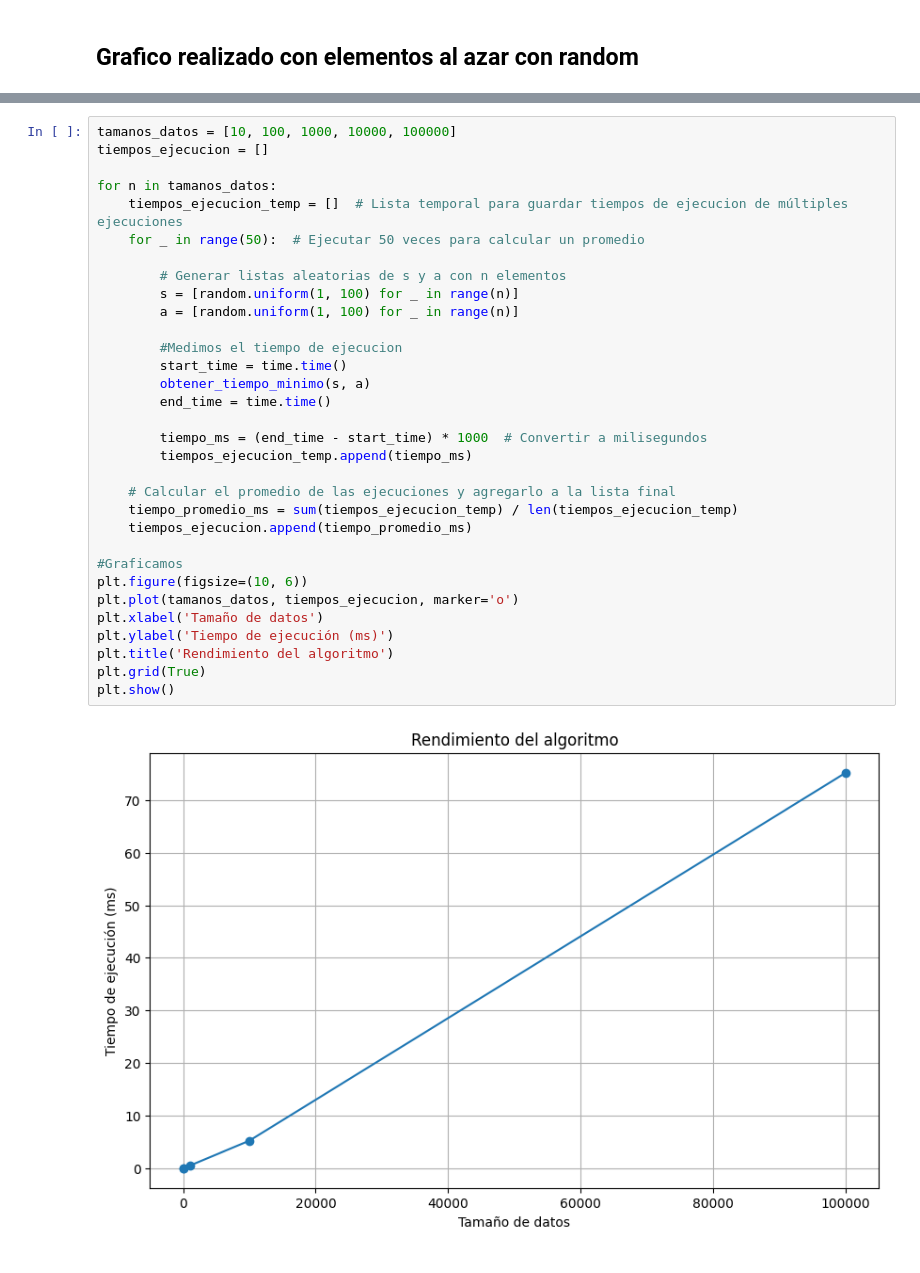
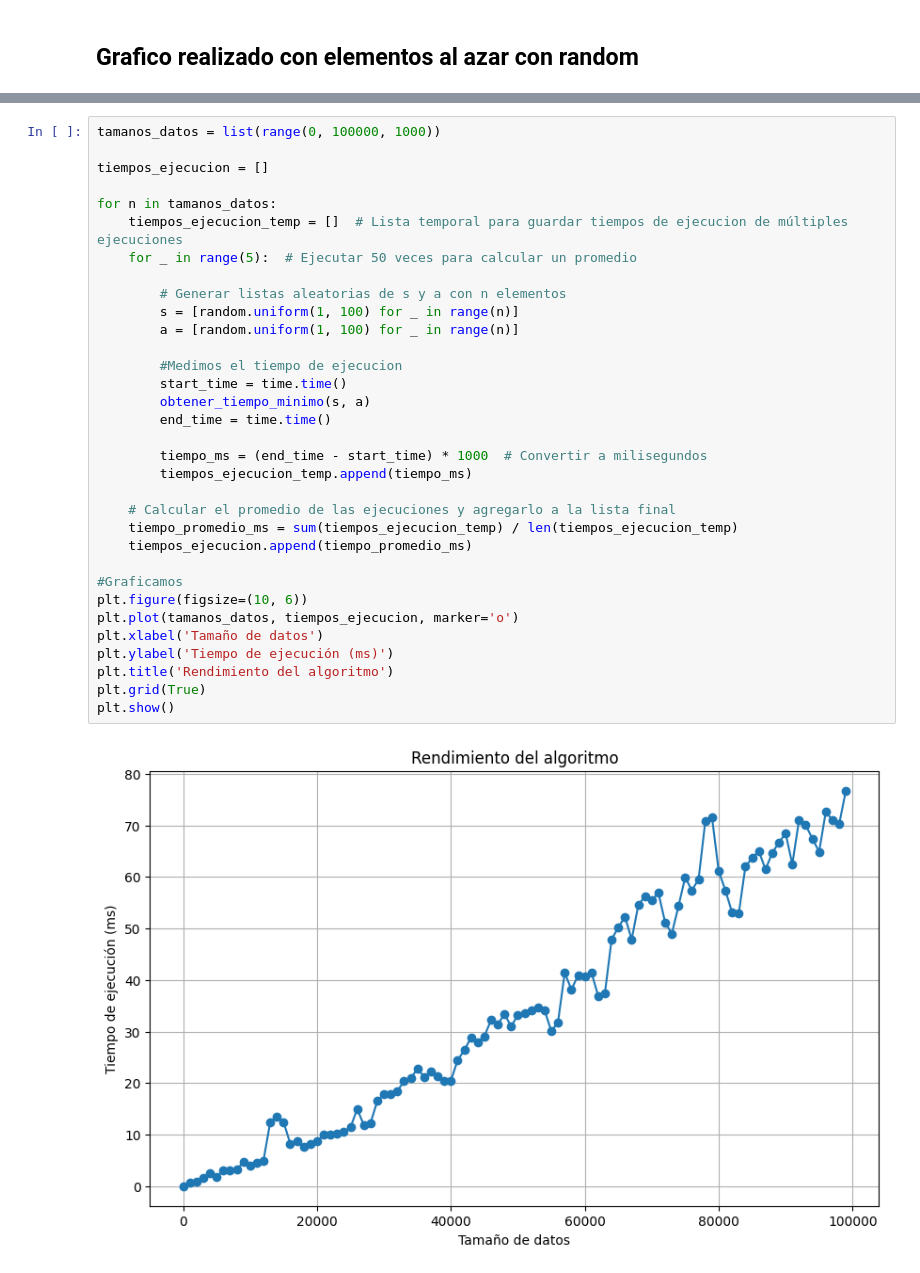
Before and after one commit to Fanusaez/TDA-G04, a Jupyter notebook: tp.ipynb, the cells around one changed output, grey strips where cells are left out. Drawn from its saved outputs; the diff is of its cells as text.

```diff
--- a/tp.ipynb
+++ b/tp.ipynb
@@ -92,37 +126,38 @@ plt.show()
 # %%
-tamanos_datos = [10, 100, 1000, 10000, 100000]
+tamanos_datos = list(range(0, 100000, 1000))
+
 tiempos_ejecucion = []
 
 for n in tamanos_datos:
     tiempos_ejecucion_temp = []  # Lista temporal para guardar tiempos de ejecucion de múltiples ejecuciones
-    for _ in range(50):  # Ejecutar 50 veces para calcular un promedio
+    for _ in range(5):  # Ejecutar 50 veces para calcular un promedio
 
         # Generar listas aleatorias de s y a con n elementos
         s = [random.uniform(1, 100) for _ in range(n)]
         a = [random.uniform(1, 100) for _ in range(n)]
 
         #Medimos el tiempo de ejecucion
         start_time = time.time()
         obtener_tiempo_minimo(s, a)
         end_time = time.time()
 
         tiempo_ms = (end_time - start_time) * 1000  # Convertir a milisegundos
         tiempos_ejecucion_temp.append(tiempo_ms)
 
     # Calcular el promedio de las ejecuciones y agregarlo a la lista final
     tiempo_promedio_ms = sum(tiempos_ejecucion_temp) / len(tiempos_ejecucion_temp)
     tiempos_ejecucion.append(tiempo_promedio_ms)
 
 #Graficamos
 plt.figure(figsize=(10, 6))
 plt.plot(tamanos_datos, tiempos_ejecucion, marker='o')
 plt.xlabel('Tamaño de datos')
 plt.ylabel('Tiempo de ejecución (ms)')
 plt.title('Rendimiento del algoritmo')
 plt.grid(True)
 plt.show()
 # %% [output]
-[figure, old version]
+[figure, new version]
 # %%
 print(tamanos_datos)
 print(tiempos_ejecucion)
```
Also changed, not shown: parts of 11 cells of this notebook.
